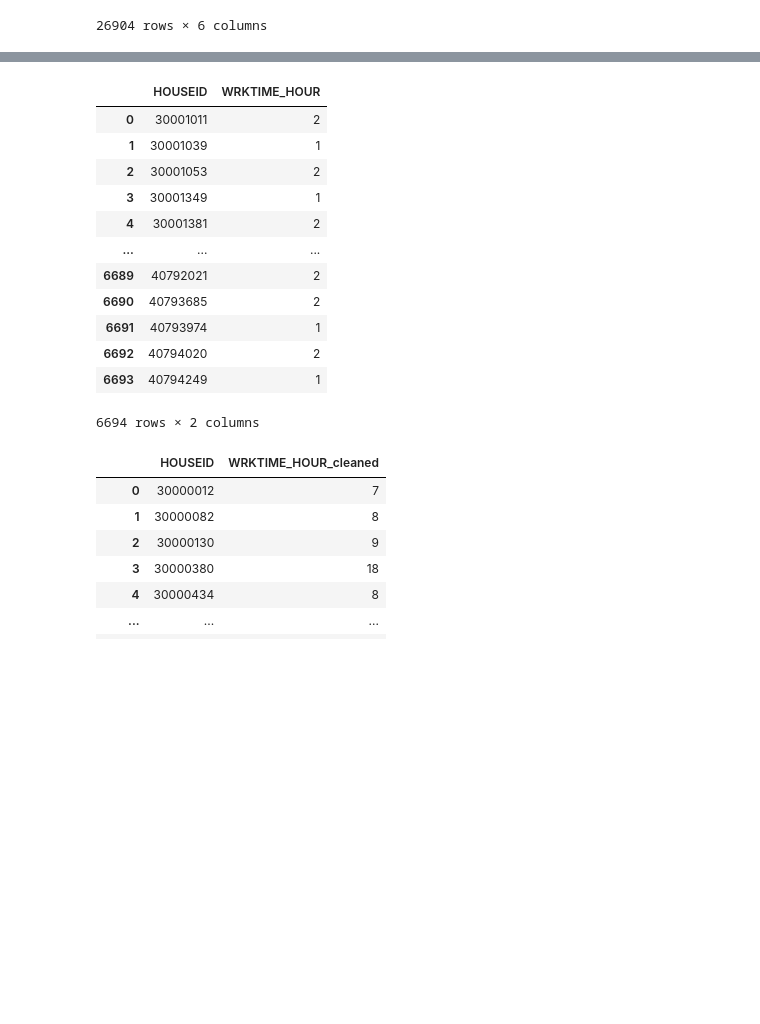
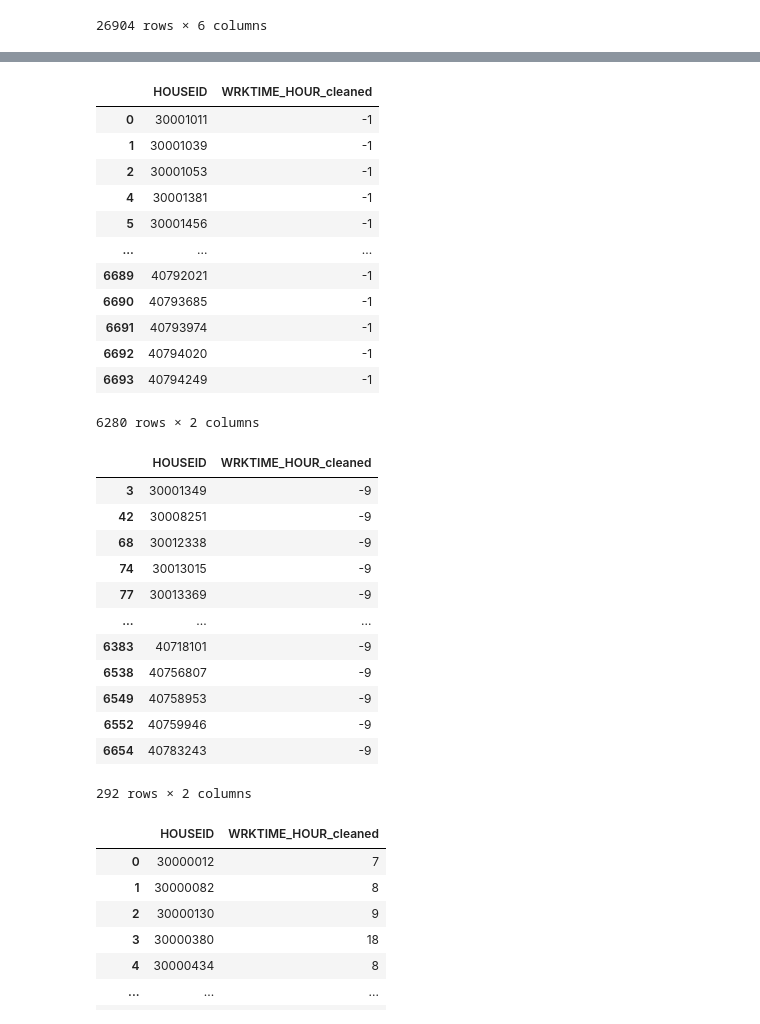
Before and after one commit to seanteohyh/AML_US_Traffic, a Jupyter notebook: Processing of Personal Info.ipynb, the cells around one changed output, grey strips where cells are left out. Saved outputs shown, nothing was run; the diff lists cells and outputs as text; code cells hidden in the pictures; blank space fills up the shorter version.

```diff
--- a/Processing of Personal Info.ipynb
+++ b/Processing of Personal Info.ipynb
@@ -323,2 +336,4 @@ cleaned_person = cleaned_person.drop(columns = ['NBIKETRP','BIKE4EX','BIKESHARE'
 # %%
-cleaned_person = cleaned_person.drop(columns = ['NWALKTRP','PTUSED'])
+cleaned_person = cleaned_person.drop(columns = ['NWALKTRP'])
+# %%
+cleaned_person = cleaned_person.drop(columns = ['R_AGE','R_SEX','SCHTYP','PTUSED','RIDESHARE'])
@@ -450,7 +472,10 @@ print('-1 and -9 sum up to the -1 in WKFTPT.')
 [figure]
 # %%
 cat_col_prop(cleaned_person,'WORKER')
-# -1 could mean a
+# -1 could mean
+# not sure what -1 represent
+
+cleaned_person = cleaned_person.drop(columns = ['WORKER'])
 # %% [output]
     counts  percentage
  1   16944   49.073216
@@ -458,3 +483,8 @@ cat_col_prop(cleaned_person,'WORKER')
 -1    3302    9.563253
 -9       2    0.005792
 [figure]
+# %%
+cat_col_prop(cleaned_person,'PUBTIME')
+# high % of -1 in PUBTIME -> dropped
+
+cleaned_person = cleaned_person.drop(columns = ['PUBTIME'])
@@ -589,20 +673,35 @@ negative_sttime = negative_sttime[-negative_sttime['HOUSEID'].isin(early_start_i
 # %%
-negative_sttime = negative_sttime.groupby(['HOUSEID'])['WRKTIME_HOUR'].min().reset_index()
-negative_sttime
+negative_sttime = negative_sttime.groupby(['HOUSEID'])['WRKTIME_HOUR_cleaned'].min().reset_index()
+display(negative_sttime[negative_sttime['WRKTIME_HOUR_cleaned'] == -1])
+display(negative_sttime[negative_sttime['WRKTIME_HOUR_cleaned'] == -9]) # -7,-8,-9
+early_start
 # %% [output]
-|  | HOUSEID | WRKTIME_HOUR |
-| 0 | 30001011 | 2 |
-| 1 | 30001039 | 1 |
-| 2 | 30001053 | 2 |
-| 3 | 30001349 | 1 |
-| 4 | 30001381 | 2 |
+|  | HOUSEID | WRKTIME_HOUR_cleaned |
+| 0 | 30001011 | -1 |
+| 1 | 30001039 | -1 |
+| 2 | 30001053 | -1 |
+| 4 | 30001381 | -1 |
+| 5 | 30001456 | -1 |
 | ... | ... | ... |
-| 6689 | 40792021 | 2 |
-| 6690 | 40793685 | 2 |
-| 6691 | 40793974 | 1 |
-| 6692 | 40794020 | 2 |
-| 6693 | 40794249 | 1 |
+| 6689 | 40792021 | -1 |
+| 6690 | 40793685 | -1 |
+| 6691 | 40793974 | -1 |
+| 6692 | 40794020 | -1 |
+| 6693 | 40794249 | -1 |
-6694 rows × 2 columns
+6280 rows × 2 columns
+|  | HOUSEID | WRKTIME_HOUR_cleaned |
+| 3 | 30001349 | -9 |
+| 42 | 30008251 | -9 |
+| 68 | 30012338 | -9 |
+| 74 | 30013015 | -9 |
+| 77 | 30013369 | -9 |
+| ... | ... | ... |
+| 6383 | 40718101 | -9 |
+| 6538 | 40756807 | -9 |
+| 6549 | 40758953 | -9 |
+| 6552 | 40759946 | -9 |
+| 6654 | 40783243 | -9 |
+292 rows × 2 columns
 # %%
 early_start
 # %% [output]
```
Also changed, not shown: parts of 48 cells of this notebook.
